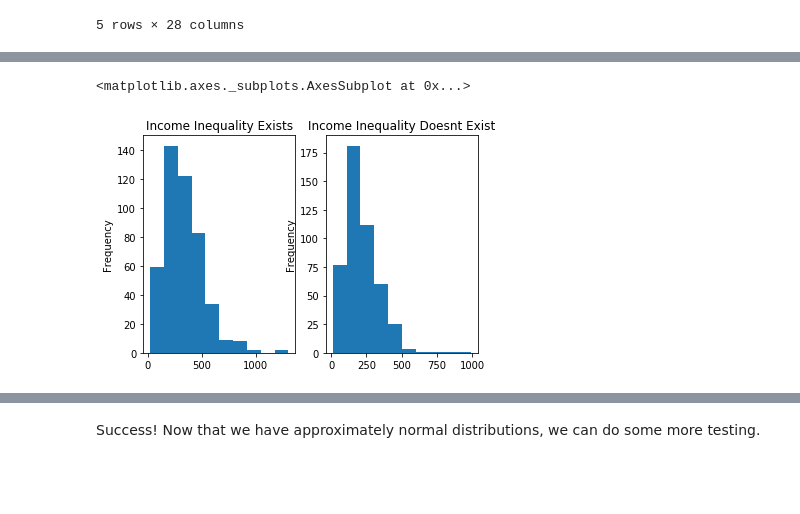
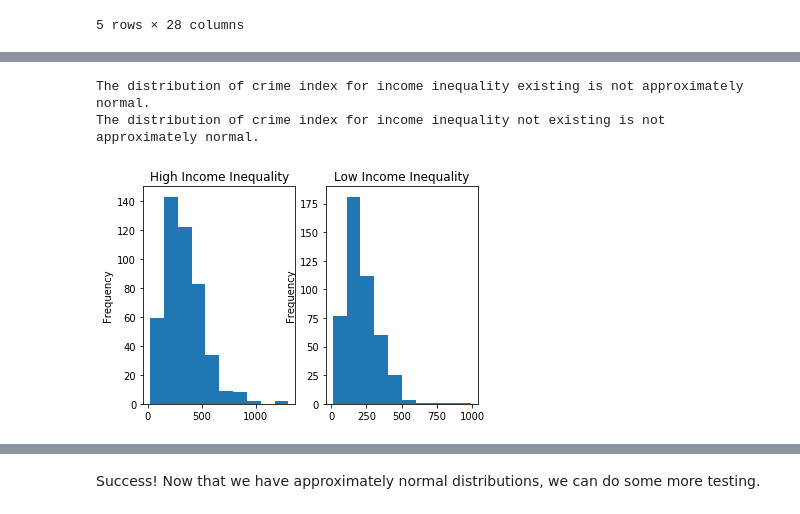
Before and after one commit to ewinterstorm/cogs108_finalproject, a Jupyter notebook: FinalProject.ipynb, the cells around one changed output, grey strips where cells are left out. Cells and saved outputs as stored; diff of their text form; code cells hidden in the pictures; blank space fills up the shorter version.

```diff
--- a/FinalProject.ipynb
+++ b/FinalProject.ipynb
@@ -863,10 +843,30 @@ crime_income_df.head()
 # %%
 # Side-by-side histogram plots of crime index in areas with and without income inequality
 fig, axes = plt.subplots(1, 2)
 
-crime_income_df[crime_income_df["inequality exists"] == 1]["crime index"].plot.hist(ax = axes[0], title = 'Income Inequality Exists')
-crime_income_df[crime_income_df["inequality exists"] == 0]["crime index"].plot.hist(ax = axes[1], title = 'Income Inequality Doesn''t Exist')
+crime_income_df[crime_income_df["inequality exists"] == 1]["crime index"].plot.hist(ax = axes[0],
+                                                                                    title = 'High Income Inequality')
+crime_income_df[crime_income_df["inequality exists"] == 0]["crime index"].plot.hist(ax = axes[1],
+                                                                                    title = 'Low Income Inequality')
+# Test if there is a normal distribution with a p test
+crime_ineq = crime_income_df[crime_income_df["inequality exists"] == 1]["crime index"].values
+crime_no_ineq = crime_income_df[crime_income_df["inequality exists"] == 0]["crime index"].values
+st_ineq, p_ineq = normaltest(crime_ineq)
+st_no_ineq, p_no_ineq = normaltest(crime_no_ineq)
+
+is_n_ineq = bool(p_ineq > 0.01)
+if is_n_ineq == True:
+    print('The distribution of crime index for income inequality existing is approximately normal.')
+else:
+    print('The distribution of crime index for income inequality existing is not approximately normal.')
+
+is_n_no_ineq = bool(p_no_ineq > 0.01)
+if is_n_no_ineq == True:
+    print('The distribution of crime index for income inequality not existing is approximately normal.')
+else:
+    print('The distribution of crime index for income inequality not existing is not approximately normal.')
 # %% [output]
-<matplotlib.axes._subplots.AxesSubplot at 0x...>
+The distribution of crime index for income inequality existing is not approximately normal.
+The distribution of crime index for income inequality not existing is not approximately normal.
-[figure, old version]
+[figure, new version]
 # %%
```
Also changed, not shown: parts of 55 cells of this notebook.
